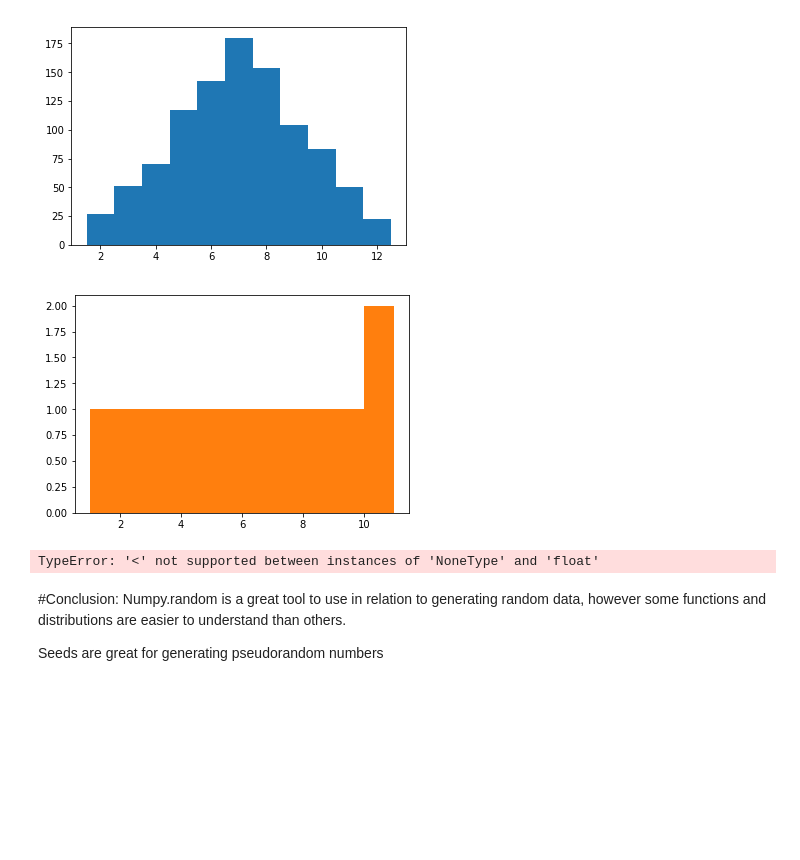
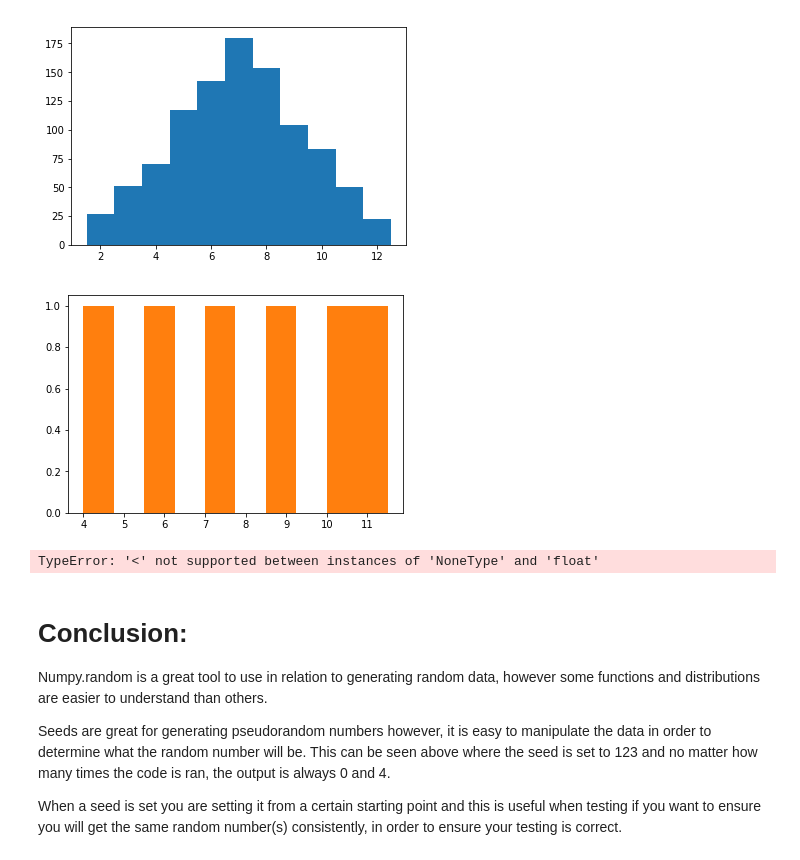
Before and after one commit to nualagallagher/programing-for-data-analysis, a Jupyter notebook: programming assignment.ipynb, the cells around one changed output. Cells and saved outputs as stored; diff of their text form; code cells hidden in the pictures; blank space fills up the shorter version.

Commit message:
Add files via upload
Inclusion of references, conclusion and more information on seeds and their uses.

```diff
--- a/programming assignment.ipynb
+++ b/programming assignment.ipynb
@@ -282,18 +344,13 @@ pylab.show()
 # %%
 import pylab
 import random
-x = random.seed(55)
+x = random.seed(1)
 
-pylab.hist(pylab.arange(1,12,1.0))
+pylab.hist(pylab.arange(4.0, 12.5, 1.5))
 pylab.show()
 
 pylab.hist(x)
 pylab.show()
 # %% [output]
-[figure, old version]
+[figure, new version]
 TypeError: '<' not supported between instances of 'NoneType' and 'float'
-# %% [markdown]
-#Conclusion:
-Numpy.random is a great tool to use in relation to generating random data, however some functions and distributions are easier to understand than others.
-
-Seeds are great for generating pseudorandom numbers
@@ -305,0 +357,7 @@ https://web.microsoftstream.com/video/db596673-6d67-4d13-93c3-074728c693f2
+# %% [markdown]
+# Conclusion:
+Numpy.random is a great tool to use in relation to generating random data, however some functions and distributions are easier to understand than others.
+
+Seeds are great for generating pseudorandom numbers however, it is easy to manipulate the data in order to determine what the random number will be. This can be seen above where the seed is set to 123 and no matter how many times the code is ran, the output is always 0 and 4.
+
+When a seed is set you are setting it from a certain starting point and this is useful when testing if you want to ensure you will get the same random number(s) consistently, in order to ensure your testing is correct.
```
Also changed, not shown: parts of 9 cells of this notebook.
